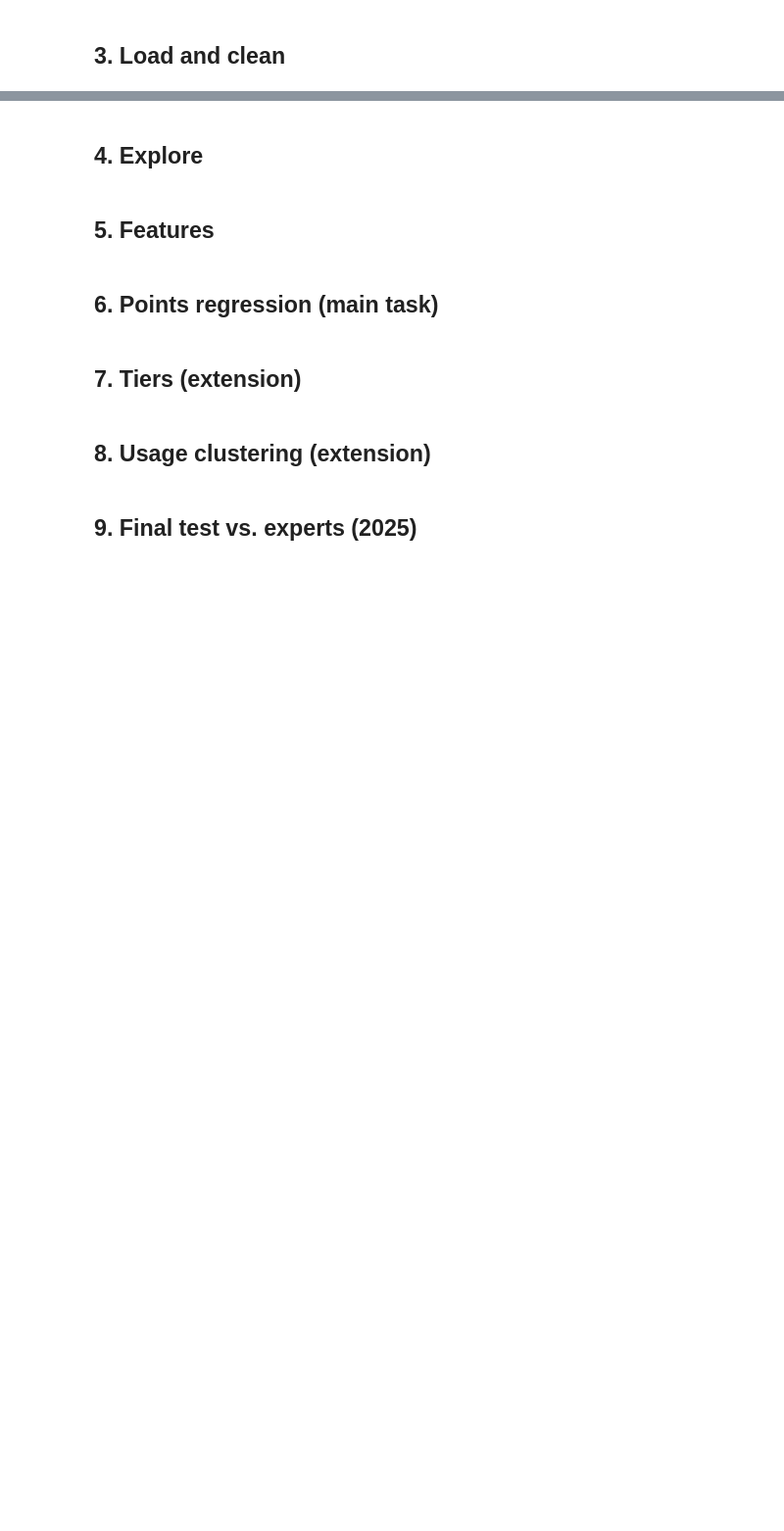
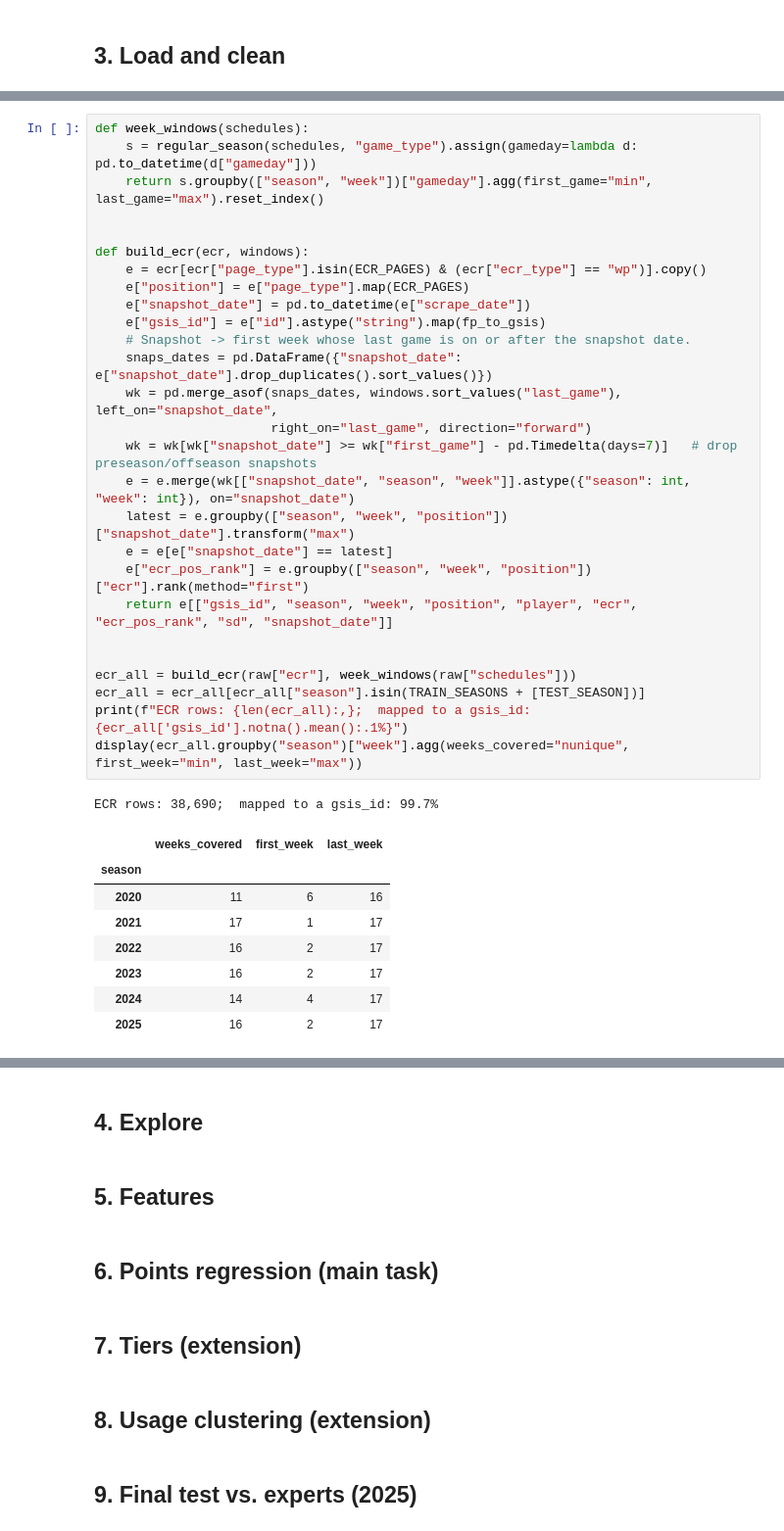
Before and after one commit to HashaRock/CS363M_FFBall_Project, a Jupyter notebook: fantasy_football_rankings.ipynb, the cells around one changed output, grey strips where cells are left out. Shown at 98% size. Cells and saved outputs as stored; diff of their text form; blank space fills up the shorter version.

```diff
--- a/fantasy_football_rankings.ipynb
+++ b/fantasy_football_rankings.ipynb
@@ -45,0 +362,37 @@ np.random.seed(SEED)
+# %%
+def week_windows(schedules):
+    s = regular_season(schedules, "game_type").assign(gameday=lambda d: pd.to_datetime(d["gameday"]))
+    return s.groupby(["season", "week"])["gameday"].agg(first_game="min", last_game="max").reset_index()
+
+
+def build_ecr(ecr, windows):
+    e = ecr[ecr["page_type"].isin(ECR_PAGES) & (ecr["ecr_type"] == "wp")].copy()
+    e["position"] = e["page_type"].map(ECR_PAGES)
+    e["snapshot_date"] = pd.to_datetime(e["scrape_date"])
+    e["gsis_id"] = e["id"].astype("string").map(fp_to_gsis)
+    # Snapshot -> first week whose last game is on or after the snapshot date.
+    snaps_dates = pd.DataFrame({"snapshot_date": e["snapshot_date"].drop_duplicates().sort_values()})
+    wk = pd.merge_asof(snaps_dates, windows.sort_values("last_game"), left_on="snapshot_date",
+                       right_on="last_game", direction="forward")
+    wk = wk[wk["snapshot_date"] >= wk["first_game"] - pd.Timedelta(days=7)]   # drop preseason/offseason snapshots
+    e = e.merge(wk[["snapshot_date", "season", "week"]].astype({"season": int, "week": int}), on="snapshot_date")
+    latest = e.groupby(["season", "week", "position"])["snapshot_date"].transform("max")
+    e = e[e["snapshot_date"] == latest]
+    e["ecr_pos_rank"] = e.groupby(["season", "week", "position"])["ecr"].rank(method="first")
+    return e[["gsis_id", "season", "week", "position", "player", "ecr", "ecr_pos_rank", "sd", "snapshot_date"]]
+
+
+ecr_all = build_ecr(raw["ecr"], week_windows(raw["schedules"]))
+ecr_all = ecr_all[ecr_all["season"].isin(TRAIN_SEASONS + [TEST_SEASON])]
+print(f"ECR rows: {len(ecr_all):,};  mapped to a gsis_id: {ecr_all['gsis_id'].notna().mean():.1%}")
+display(ecr_all.groupby("season")["week"].agg(weeks_covered="nunique", first_week="min", last_week="max"))
+# %% [output]
+ECR rows: 38,690;  mapped to a gsis_id: 99.7%
+|  | weeks_covered | first_week | last_week |
+| season |  |  |  |
+| 2020 | 11 | 6 | 16 |
+| 2021 | 17 | 1 | 17 |
+| 2022 | 16 | 2 | 17 |
+| 2023 | 16 | 2 | 17 |
+| 2024 | 14 | 4 | 17 |
+| 2025 | 16 | 2 | 17 |
```
Also changed, not shown: parts of 23 cells of this notebook, 1 other file.
